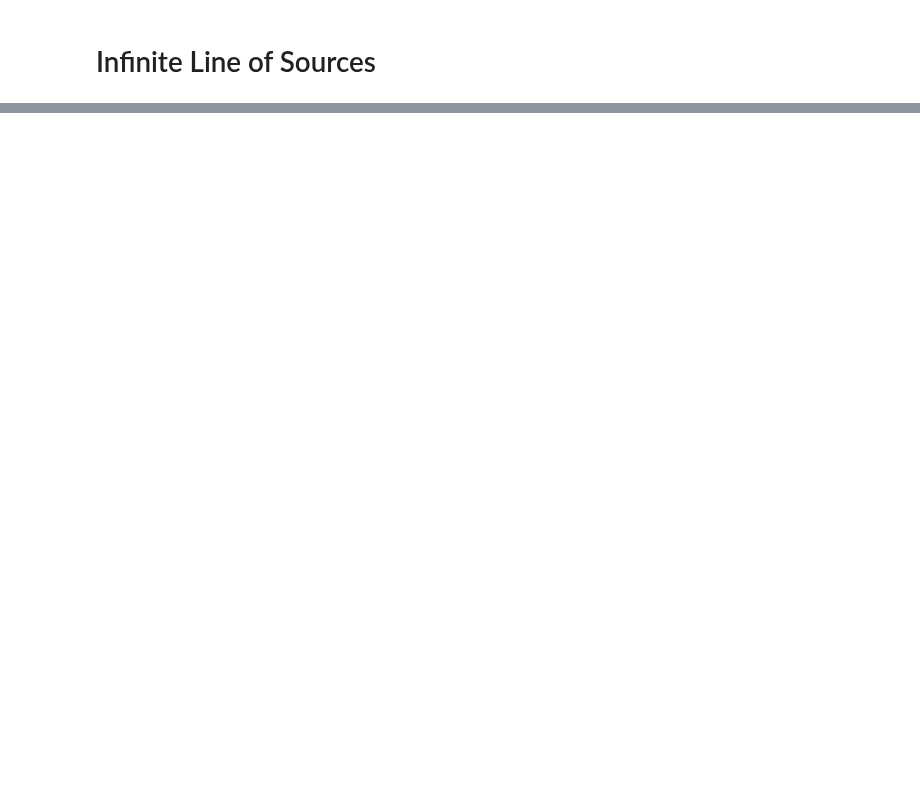
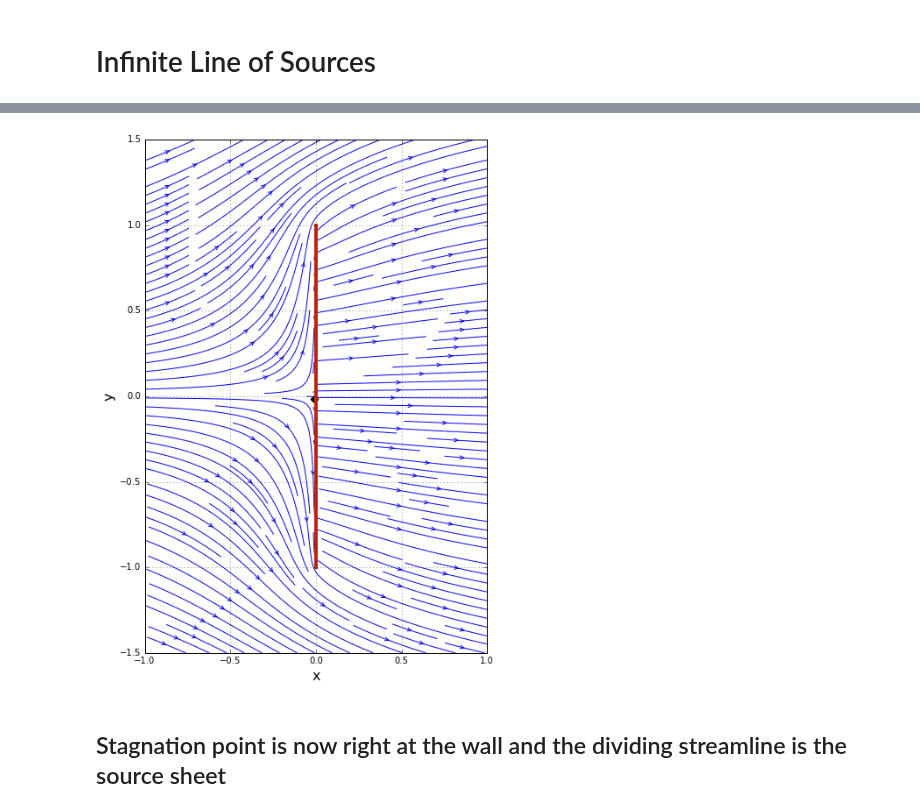
Before and after one commit to Pjgeno14/mae6226-workspace, a Jupyter notebook: Lesson-8.ipynb, the cells around one changed output, grey strips where cells are left out. Saved outputs shown, nothing was run; the diff lists cells and outputs as text; code cells hidden in the pictures; blank space fills up the shorter version.

```diff
--- a/Lesson-8.ipynb
+++ b/Lesson-8.ipynb
@@ -114,0 +176,35 @@ stagnation point indices 49 39
+# %%
+# use new source sheet strength
+sigma = 2.0
+
+# compute the velocity field generated by the source-sheet
+u_sheet = sigma / (2*numpy.pi)*vec_integration(X, Y, integrand_u)
+v_sheet = sigma / (2*numpy.pi)*vec_integration(X, Y, integrand_v)
+
+# superposition of source sheet on uniform flow
+u = u_freestream + u_sheet
+v = v_freestream + v_sheet
+# %%
+# plot the streamlines
+size = 7
+pyplot.figure(figsize=(size, (y_end-y_start)/(x_end-x_start)*size))
+pyplot.xlabel('x', fontsize = 16)
+pyplot.ylabel('y', fontsize = 16)
+pyplot.grid()
+pyplot.streamplot(X, Y, u, v, density=2, linewidth=1, arrowsize=1, arrowstyle='->')
+
+# plot the source sheet
+pyplot.axvline(0.0, (y_min-y_start)/(y_end-y_start),(y_max-y_start)/(y_end-y_start), color='#CD2305', linewidth=4)
+
+# compute velocity magnitude and indices of stagnation point
+magnitude = numpy.sqrt(u**2+v**2)
+j_stag, i_stag = numpy.unravel_index(magnitude.argmin(), magnitude.shape)
+
+# plot the stagnation point
+pyplot.scatter(x[i_stag], y[j_stag], color='black', s=40, marker='D')
+pyplot.xlim(x_start, x_end)
+pyplot.ylim(y_start, y_end);
+# %% [output]
+[figure, added]
+# %% [markdown]
+## Stagnation point is now right at the wall and the dividing streamline is the source sheet
```
Also changed, not shown: parts of 7 cells of this notebook.
